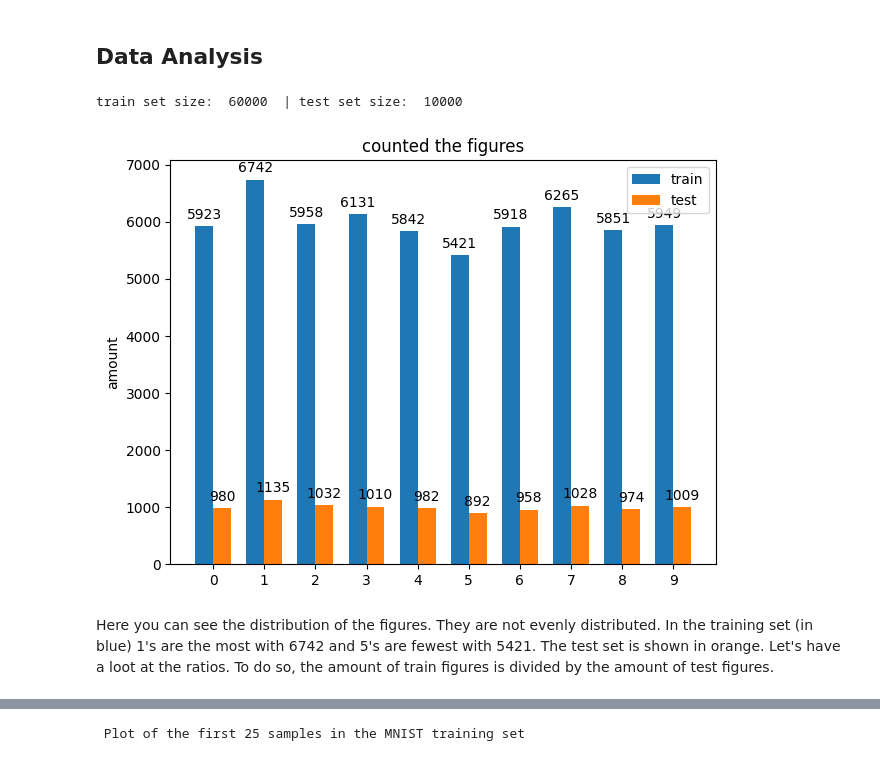
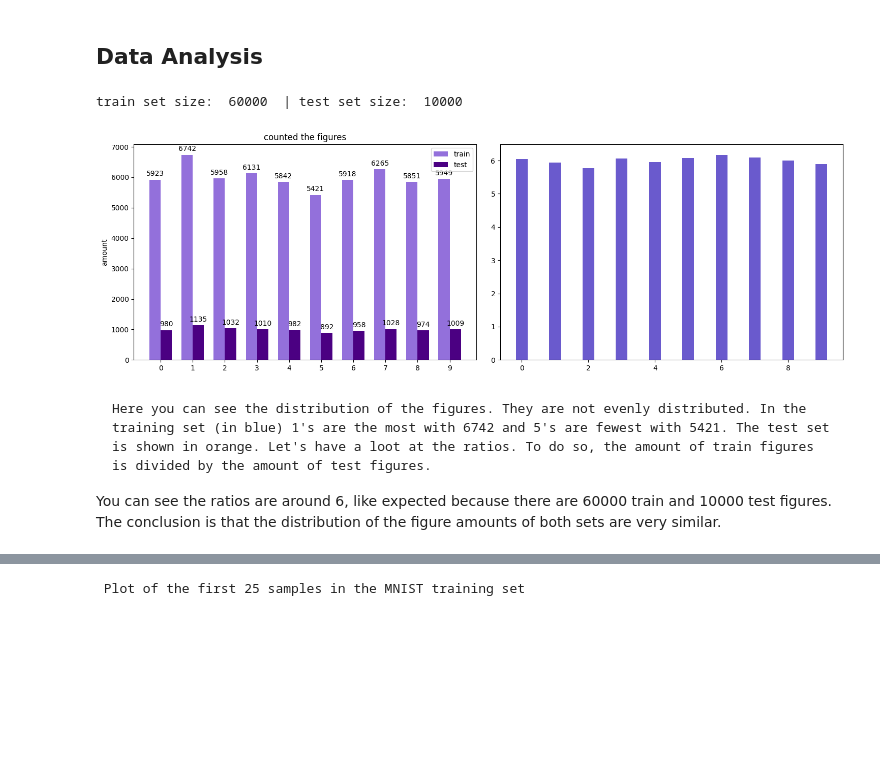
Before and after one commit to Le0nH0ffmann/DeepLearning_Project, a Jupyter notebook: MNIST.ipynb, the cells around one changed output, grey strips where cells are left out. Drawn from its saved outputs; the diff is of its cells as text; code cells hidden in the pictures; blank space fills up the shorter version.

Commit message:
started to create a model and plot it

```diff
--- a/MNIST.ipynb
+++ b/MNIST.ipynb
@@ -13,33 +14,37 @@ mnist = tf.keras.datasets.mnist
 # %%
 figure_train, count_train = np.unique(y_train, return_counts=True)
 figure_test, count_test = np.unique(y_test, return_counts=True)
 ratio = count_train/count_test
 labels = ['0', '1', '2', '3', '4', '5', '6', '7', '8', '9']
 size_train = y_train.size
 size_test = y_test.size
 print("train set size: ", size_train, " | test set size: ", size_test)
 
 x = np.arange(len(labels))  # the label locations
 width = 0.35  # the width of the bars
 
-fig, ax = plt.subplots()
-rects1 = ax.bar(x - width/2, count_train, width, label='train')
-rects2 = ax.bar(x + width/2, count_test, width, label='test')
+fig, ax = plt.subplots(1,2, figsize=(15, 5))
+rects1 = ax[0].bar(x - width/2, count_train, width, label='train', color='mediumpurple')
+rects2 = ax[0].bar(x + width/2, count_test, width, label='test', color='indigo')
 
 # Add some text for labels, title and custom x-axis tick labels, etc.
-ax.set_ylabel('amount')
-ax.set_title('counted the figures')
-ax.set_xticks(x, labels)
-ax.legend()
+ax[0].set_ylabel('amount')
+ax[0].set_title('counted the figures')
+ax[0].set_xticks(x, labels)
+ax[0].legend()
 
-ax.bar_label(rects1, padding=3)
-ax.bar_label(rects2, padding=3)
+ax[0].bar_label(rects1, padding=3)
+ax[0].bar_label(rects2, padding=3)
 
 fig.tight_layout()
 
+ax[1].bar(x, ratio, width, label='train', color='slateblue')
+
 plt.show()
 # %% [output]
 train set size:  60000  | test set size:  10000
-[figure, old version]
+[figure, new version]
 # %% [markdown]
-Here you can see the distribution of the figures. They are not evenly distributed. In the training set (in blue) 1's are the most with 6742 and 5's are fewest with 5421. The test set is shown in orange. Let's have a loot at the ratios. To do so, the amount of train figures is divided by the amount of test figures.
+    Here you can see the distribution of the figures. They are not evenly distributed. In the training set (in blue) 1's are the most with 6742 and 5's are fewest with 5421. The test set is shown in orange. Let's have a loot at the ratios. To do so, the amount of train figures is divided by the amount of test figures.
+
+You can see the ratios are around 6, like expected because there are 60000 train and 10000 test figures. The conclusion is that the distribution of the figure amounts of both sets are very similar.
```
Also changed, not shown: parts of 7 cells of this notebook.
